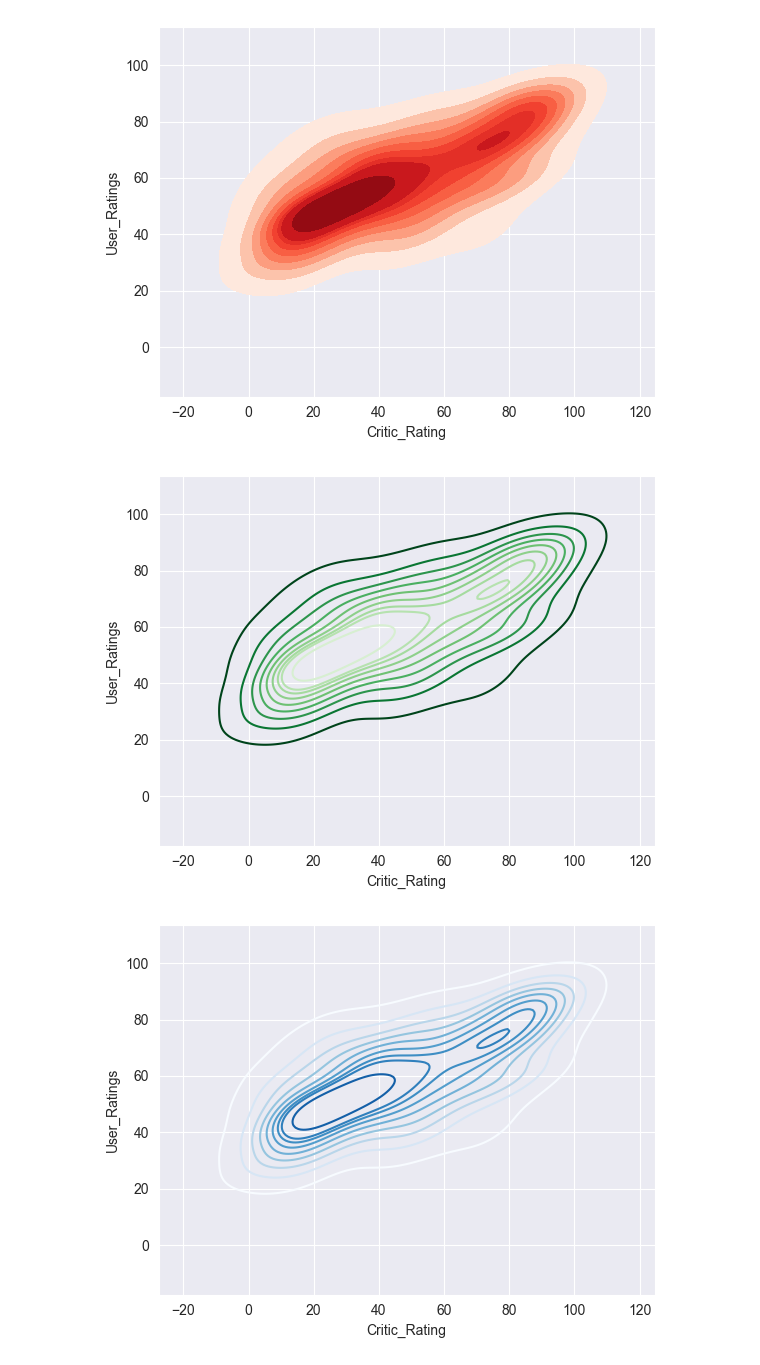
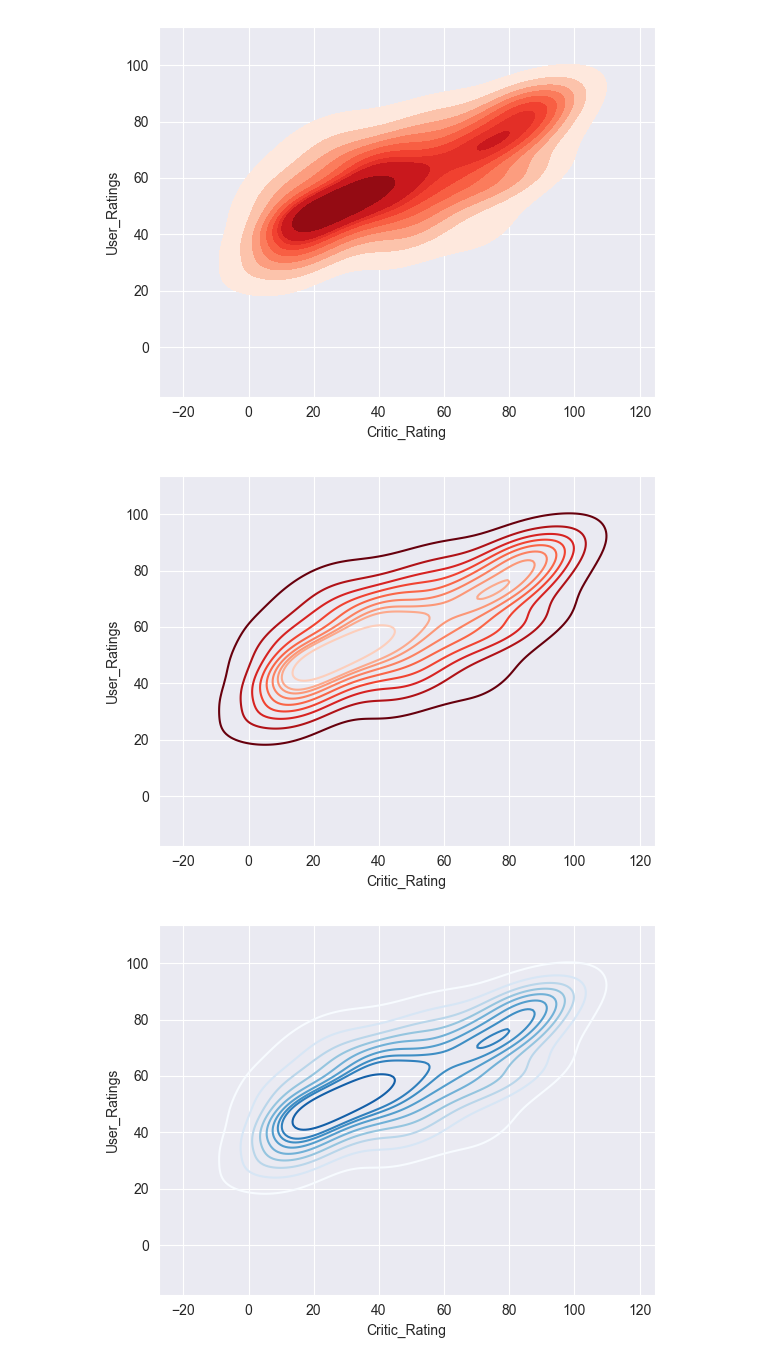
Before and after one commit to corpsedust/NareshIT, a Jupyter notebook: DailyClassroomNotes/27th February.ipynb, the cells around one changed output. Saved outputs shown, nothing was run; the diff lists cells and outputs as text; code cells hidden in the pictures.

```diff
--- a/DailyClassroomNotes/27th February.ipynb
+++ b/DailyClassroomNotes/27th February.ipynb
@@ -240,9 +240,9 @@ k1 = sns.kdeplot(data = df, x = 'Critic_Rating' , y = 'User_Ratings', shade = Tr
 # %% [output]
 [figure]
 # %%
-k2 = sns.kdeplot(data = df, x = "Critic_Rating", y = "User_Ratings", shade_lowest = False, cmap = "Greens_r")
+k2 = sns.kdeplot(data = df, x = "Critic_Rating", y = "User_Ratings", shade_lowest = False, cmap = "Reds_r")
 # %% [output]
-[figure, old version]
+[figure, new version]
 # %%
 k2 = sns.kdeplot(data = df, x = "Critic_Rating", y = "User_Ratings",cmap = "Blues")
 # %% [output]
```
Also changed, not shown: parts of 7 cells of this notebook.
